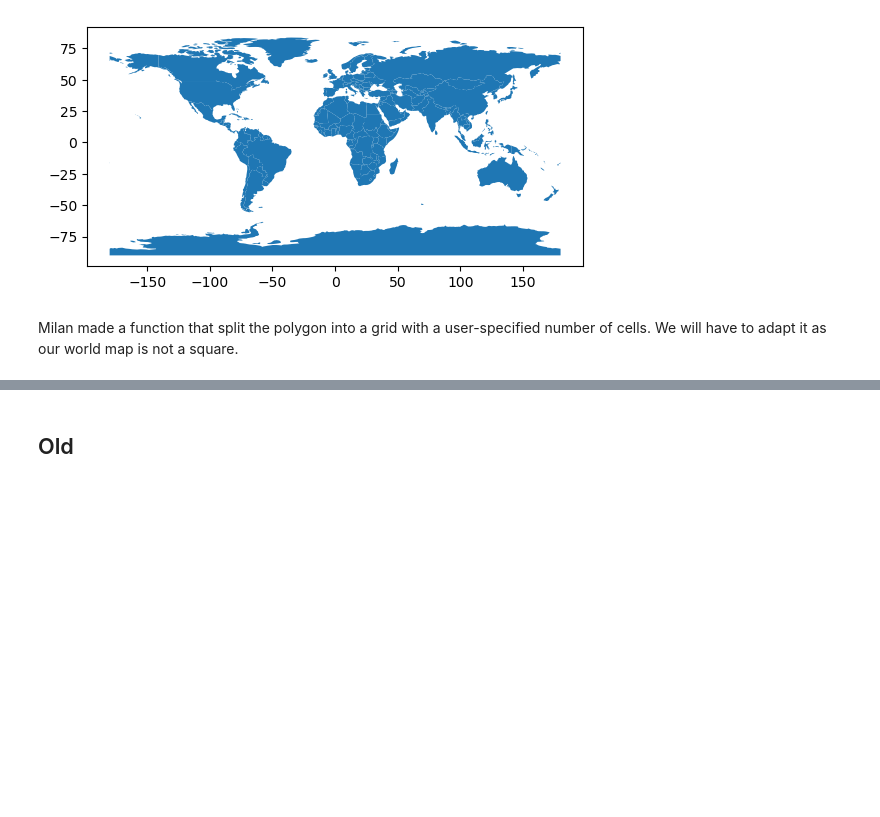
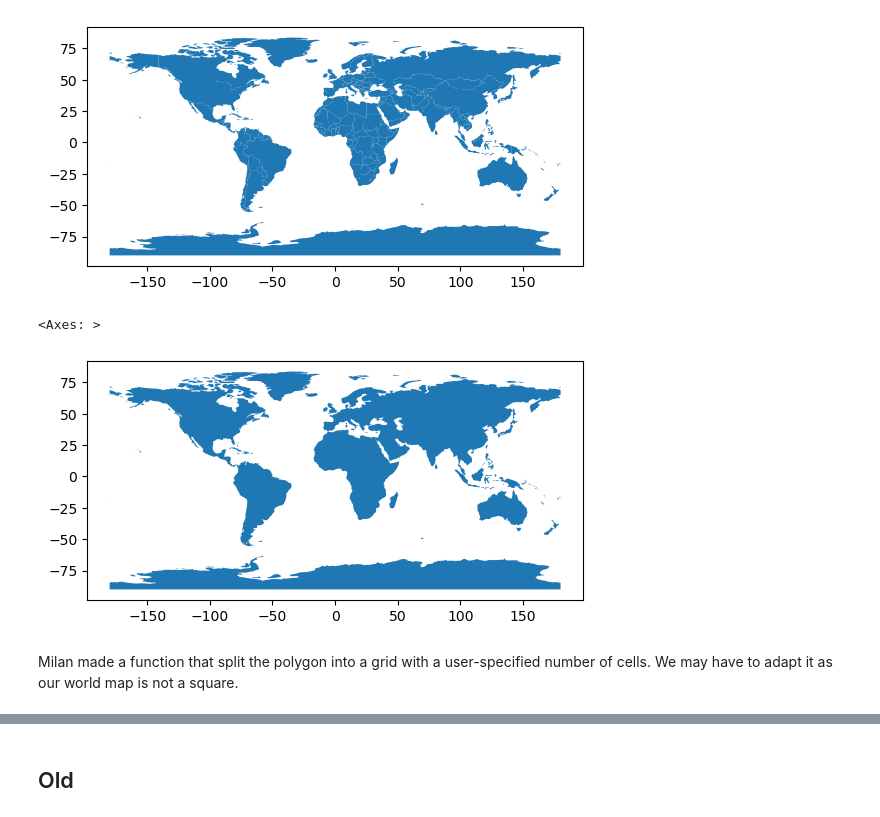
Before and after one commit to sralter/lego_world_map, a Jupyter notebook: lego_world_map.ipynb, the cells around one changed output, grey strips where cells are left out. Saved outputs shown, nothing was run; the diff lists cells and outputs as text; code cells hidden in the pictures; blank space fills up the shorter version.

```diff
--- a/lego_world_map.ipynb
+++ b/lego_world_map.ipynb
@@ -121,8 +134,19 @@ borders.plot()
 # %% [output]
 <Axes: >
 [figure]
+# %%
+# merge into one mega-world-spanning polygon
+world_polygon = borders.union_all()
+world = gpd.GeoDataFrame(geometry=[world_polygon], crs=borders.crs)
+world.to_parquet('../_data/world_polygon.parquet', engine='pyarrow')
+
+world = gpd.read_parquet('../_data/world_polygon.parquet')
+world.plot()
+# %% [output]
+<Axes: >
+[figure, added]
 # %% [markdown]
-Milan made a function that split the polygon into a grid with a user-specified number of cells. We will have to adapt it as our world map is not a square.
+Milan made a function that split the polygon into a grid with a user-specified number of cells. We may have to adapt it as our world map is not a square.
 # %%
 # Create the grid polygons
 def create_grid(minx, miny, maxx, maxy, num_cells_x, num_cells_y):
```
Also changed, not shown: parts of 7 cells of this notebook, 5 other files.
